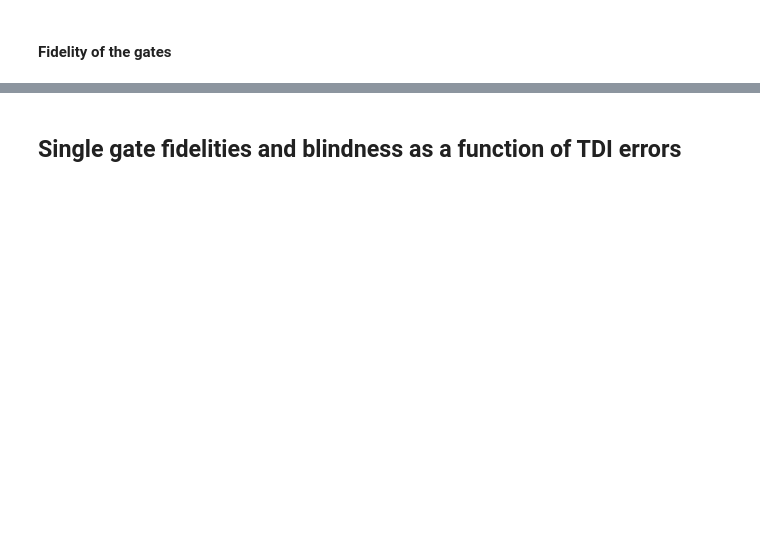
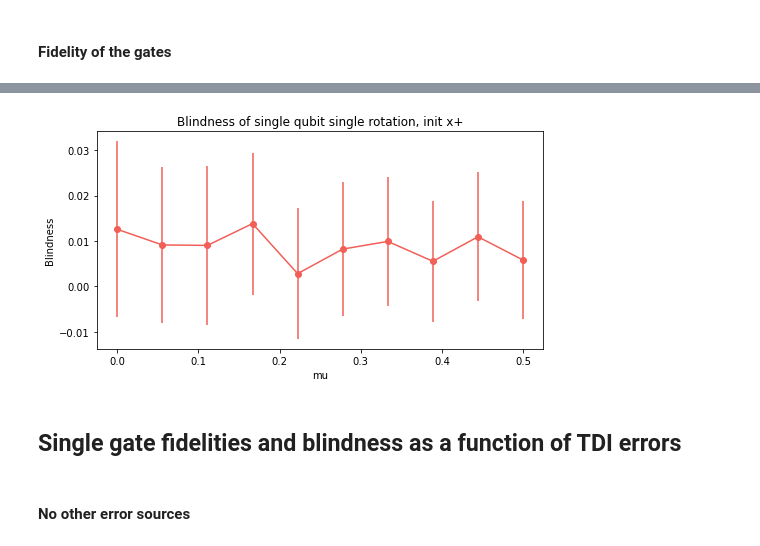
Before and after one commit to lukingroup/simnet, a Jupyter notebook: Notebooks/Blind_SingleNode_errorSources.ipynb, the cells around one changed output, grey strips where cells are left out. Cells and saved outputs as stored; diff of their text form; code cells hidden in the pictures; blank space fills up the shorter version.

```diff
--- a/Notebooks/Blind_SingleNode_errorSources.ipynb
+++ b/Notebooks/Blind_SingleNode_errorSources.ipynb
@@ -724,0 +755,24 @@ NameError: name 'rho_mu_phi_n_array_cl' is not defined
+# %%
+## compare to ideal results
+
+fid_err =  np.empty((0, 2), dtype=float)
+fid_ave =  np.empty((0, 2), dtype=float)
+
+for i in range(len(mu_list)):
+    fid_err_phi_mu =  np.empty((0, 2), dtype=float)
+    fid_ave_phi_mu=  np.empty((0, 2), dtype=float)
+    for j in range(len(phi1)):
+        U = rz(phi1[j])
+        el_rho_final_ideal = U*el_initial_xp*U.dag()
+        fid_mw =  np.empty((0, 2), dtype=float)
+        for k in range(n_rounds):
+            fid = (qt.fidelity(qt.Qobj(rho_mu_phi_n_array_cl[i][j][k]), el_rho_final_ideal))**2
+            fid_mu = np.append(fid_mu, fid)
+        fid_ave_mu = np.mean(fid_mu, axis = 0)
+        # this is only the variability of the measurement
+        fid_ave_std = np.std(fid_mu, axis = 0)/(np.sqrt(n_rounds))
+        fid_ave_phi_mu = np.append(fid_ave_phi_mu, fid_ave_mu)
+        fid_err_phi_mu = np.append(fid_err_phi_mu, fid_ave_std)
+
+    fid_ave = np.append(fid_ave, fid_ave_phi_mu)
+    fid_err = np.append(fid_err, fid_err_phi_mu)
@@ -725,3 +830,20 @@ NameError: name 'rho_mu_phi_n_array_cl' is not defined
+# %%
+plt.figure(figsize=(8, 4))
+plt.plot(mu_list, hol_ave, color=c1)
+plt.errorbar(mu_list,  hol_ave, yerr= hol_err,  fmt='o', color=c1)
+
+#Add labels and title
+plt.xlabel('mu')
+plt.ylabel('Blindness')
+plt.title('Blindness of single qubit single rotation, init x+')
+plt.savefig('/Users/azizasuleymanzade/Lukin SiV Dropbox/Aziza azizasuleymanzade@g.harvard.edu/bqc_paper/Simulation/SimulationCode/OutputFiles/BlindComputing/Fig1/Figures/PaperFigs/Blind_xpinit_vs_mu_exp.png', format='pdf')   # Save as PDF
+
+# Show the plot
+plt.show()
+# %% [output]
+[figure, added]
 # %% [markdown]
 ## Single gate fidelities and blindness as a function of TDI errors
+# %% [markdown]
+#### No other error sources
 # %%
```
Also changed, not shown: parts of 25 cells of this notebook, 14 other files.
